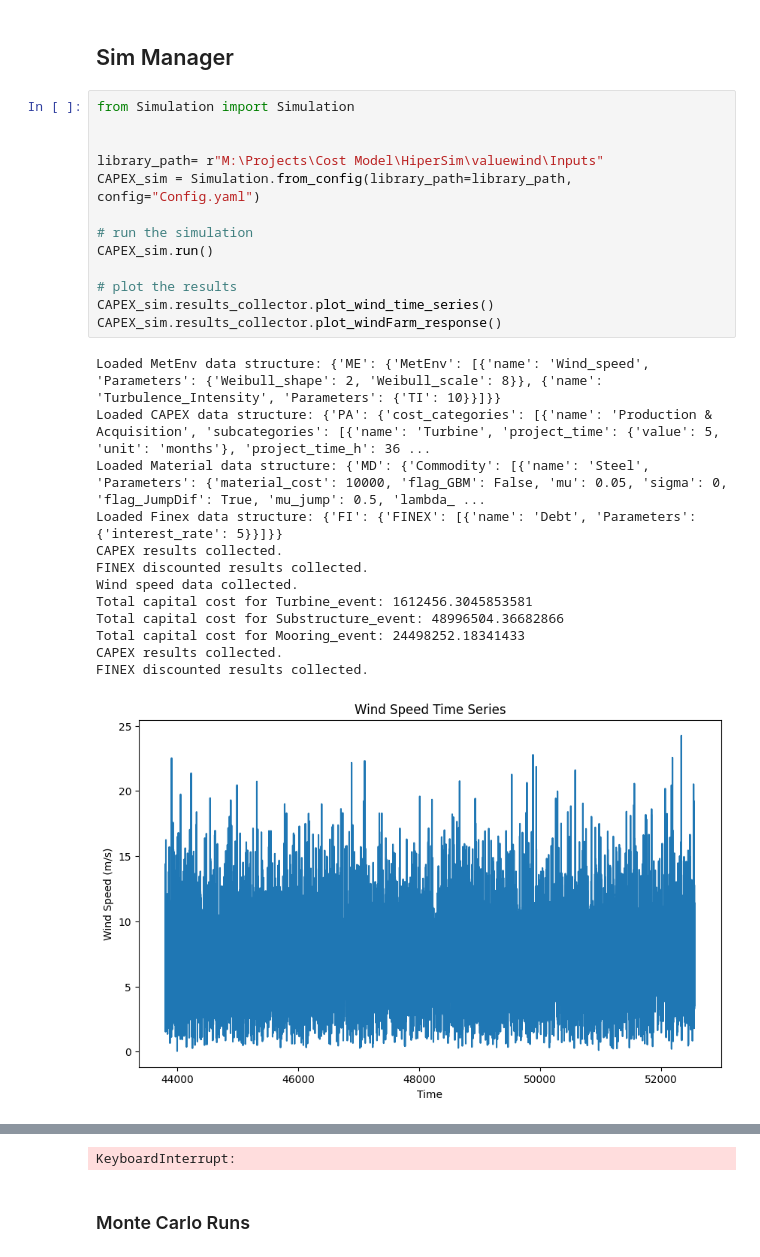
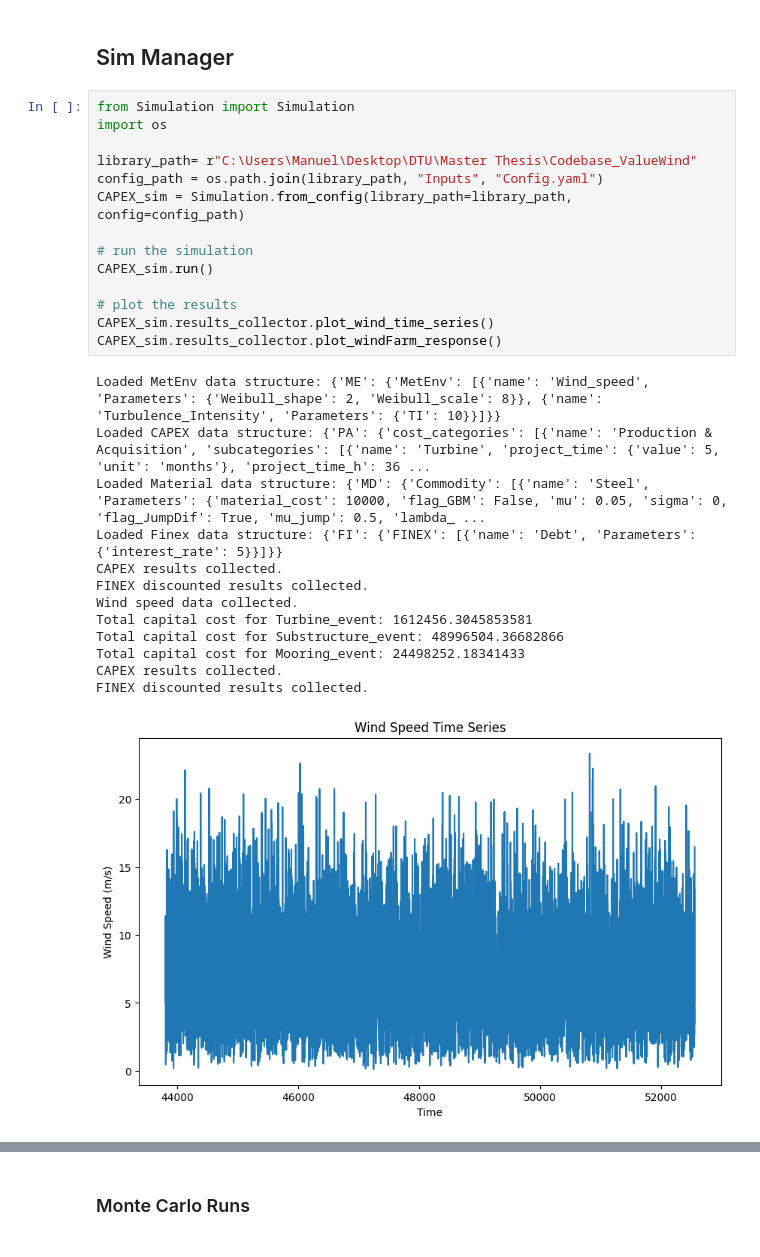
Before and after one commit to ManuelMarroquin21/Codebase_ValueWind, a Jupyter notebook: ValueWindAPI.ipynb, the cells around one changed output, grey strips where cells are left out. Saved outputs shown, nothing was run; the diff lists cells and outputs as text.

```diff
--- a/ValueWindAPI.ipynb
+++ b/ValueWindAPI.ipynb
@@ -2,28 +2,29 @@
 ## Sim Manager
 # %%
 from Simulation import Simulation
+import os
 
-
-library_path= r"M:\Projects\Cost Model\HiperSim\valuewind\Inputs"
-CAPEX_sim = Simulation.from_config(library_path=library_path, config="Config.yaml")
+library_path= r"C:\Users\Manuel\Desktop\DTU\Master Thesis\Codebase_ValueWind"
+config_path = os.path.join(library_path, "Inputs", "Config.yaml")
+CAPEX_sim = Simulation.from_config(library_path=library_path, config=config_path)
 
 # run the simulation
 CAPEX_sim.run()
 
 # plot the results
 CAPEX_sim.results_collector.plot_wind_time_series()
 CAPEX_sim.results_collector.plot_windFarm_response()
 # %% [output]
 Loaded MetEnv data structure: {'ME': {'MetEnv': [{'name': 'Wind_speed', 'Parameters': {'Weibull_shape': 2, 'Weibull_scale': 8}}, {'name': 'Turbulence_Intensity', 'Parameters': {'TI': 10}}]}}
 Loaded CAPEX data structure: {'PA': {'cost_categories': [{'name': 'Production & Acquisition', 'subcategories': [{'name': 'Turbine', 'project_time': {'value': 5, 'unit': 'months'}, 'project_time_h': 36 ...
 Loaded Material data structure: {'MD': {'Commodity': [{'name': 'Steel', 'Parameters': {'material_cost': 10000, 'flag_GBM': False, 'mu': 0.05, 'sigma': 0, 'flag_JumpDif': True, 'mu_jump': 0.5, 'lambda_ ...
 Loaded Finex data structure: {'FI': {'FINEX': [{'name': 'Debt', 'Parameters': {'interest_rate': 5}}]}}
 CAPEX results collected.
 FINEX discounted results collected.
 Wind speed data collected.
 Total capital cost for Turbine_event: 1612456.3045853581
 Total capital cost for Substructure_event: 48996504.36682866
 Total capital cost for Mooring_event: 24498252.18341433
 CAPEX results collected.
 FINEX discounted results collected.
-[figure, old version]
+[figure, new version]
@@ -31,4 +32,3 @@ FINEX discounted results collected.
-KeyboardInterrupt:
 # %% [markdown]
 ### Monte Carlo Runs
 # %%
```
Also changed, not shown: parts of 2 cells of this notebook, 4 other files.
